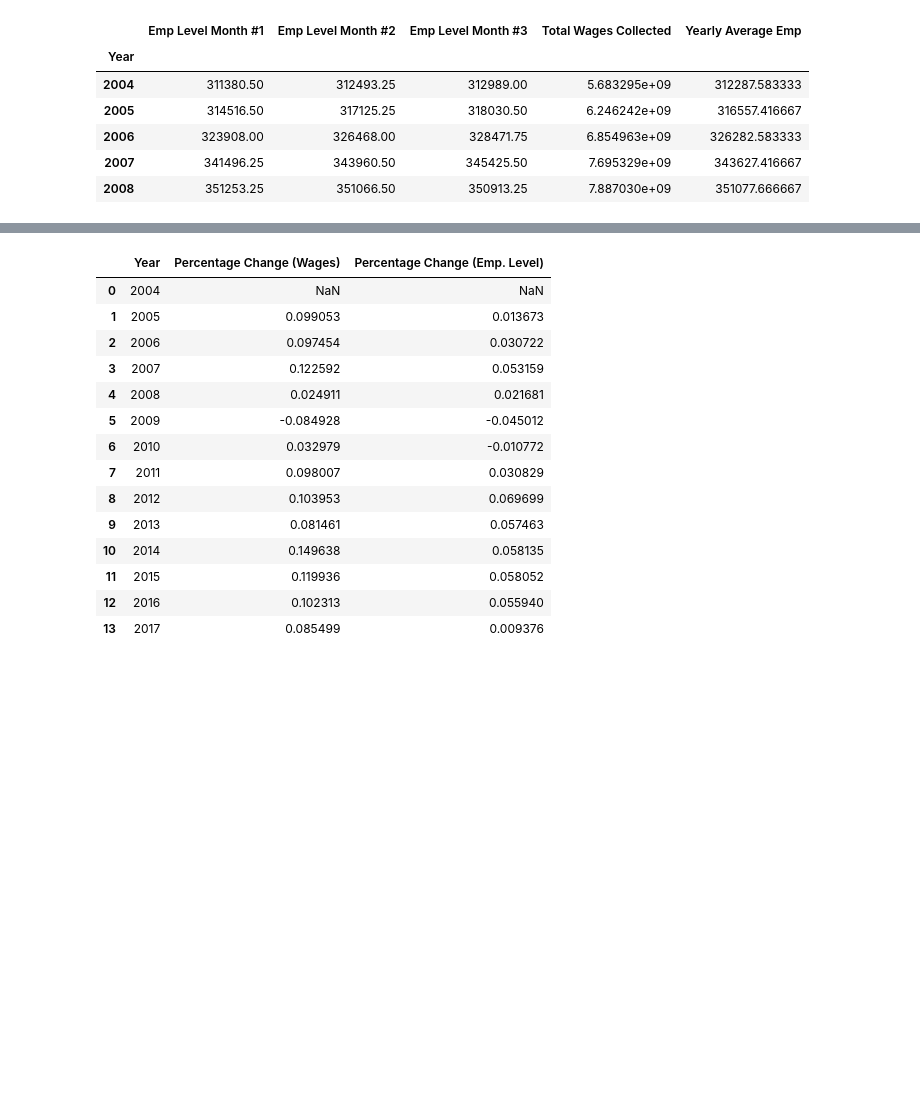
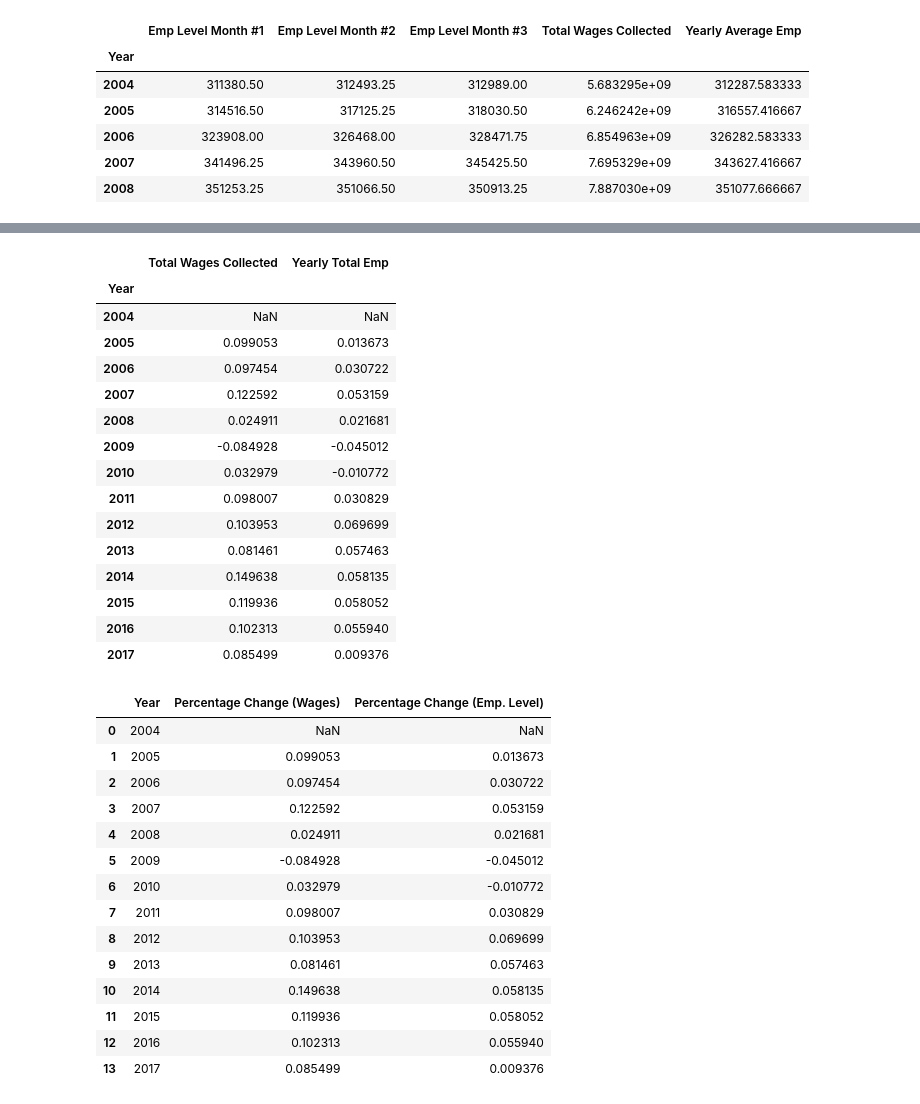
Before and after one commit to nalehc/Team_Four, a Jupyter notebook: data_collection_allother/Employment_Data_SF_AllOther.ipynb, the cells around one changed output, grey strips where cells are left out. Drawn from its saved outputs; the diff is of its cells as text; code cells hidden in the pictures; blank space fills up the shorter version.

```diff
--- a/data_collection_allother/Employment_Data_SF_AllOther.ipynb
+++ b/data_collection_allother/Employment_Data_SF_AllOther.ipynb
@@ -121,5 +133,26 @@ percentage_change = blah.pct_change()
 # %%
+# Calculate percentage change year-over-year, using pct_change method
+
+percentage_change = blah.pct_change()
 percentage_change_df = percentage_change[["Total Wages Collected", "Yearly Total Emp"]]
+percentage_change_df
+# %% [output]
+|  | Total Wages Collected | Yearly Total Emp |
+| Year |  |  |
+| 2004 | NaN | NaN |
+| 2005 | 0.099053 | 0.013673 |
+| 2006 | 0.097454 | 0.030722 |
+| 2007 | 0.122592 | 0.053159 |
+| 2008 | 0.024911 | 0.021681 |
+| 2009 | -0.084928 | -0.045012 |
+| 2010 | 0.032979 | -0.010772 |
+| 2011 | 0.098007 | 0.030829 |
+| 2012 | 0.103953 | 0.069699 |
+| 2013 | 0.081461 | 0.057463 |
+| 2014 | 0.149638 | 0.058135 |
+| 2015 | 0.119936 | 0.058052 |
+| 2016 | 0.102313 | 0.055940 |
+| 2017 | 0.085499 | 0.009376 |
 # %%
 percentage_change_df = percentage_change_df.rename(columns={"Total Wages Collected": "Percentage Change (Wages)",
                                                            "Yearly Total Emp": "Percentage Change (Emp. Level)"})
```
Also changed, not shown: parts of 8 cells of this notebook, 2 other files.
